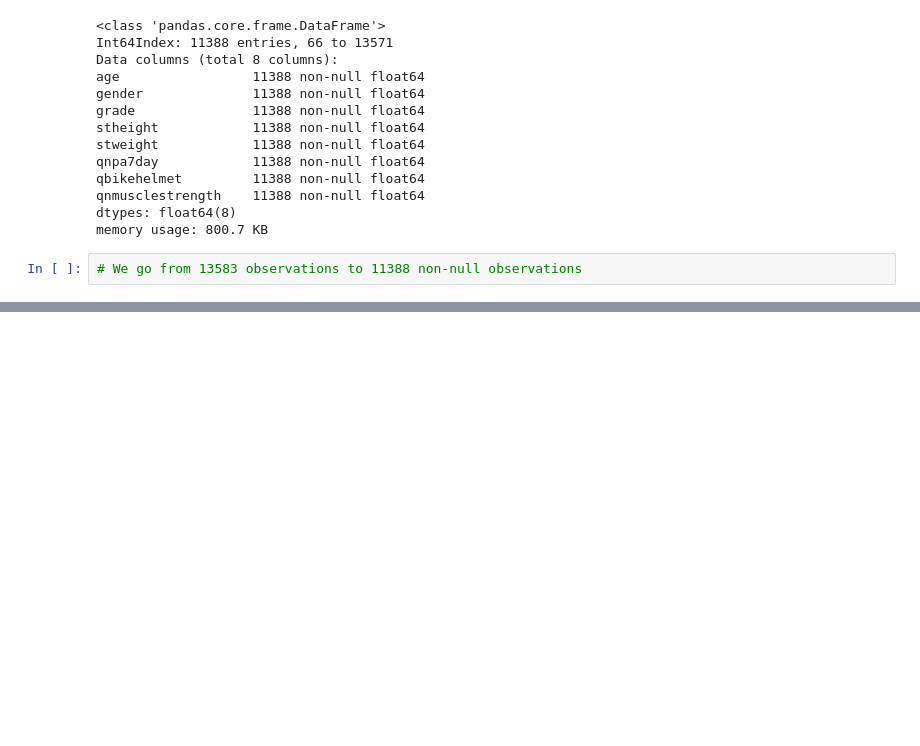
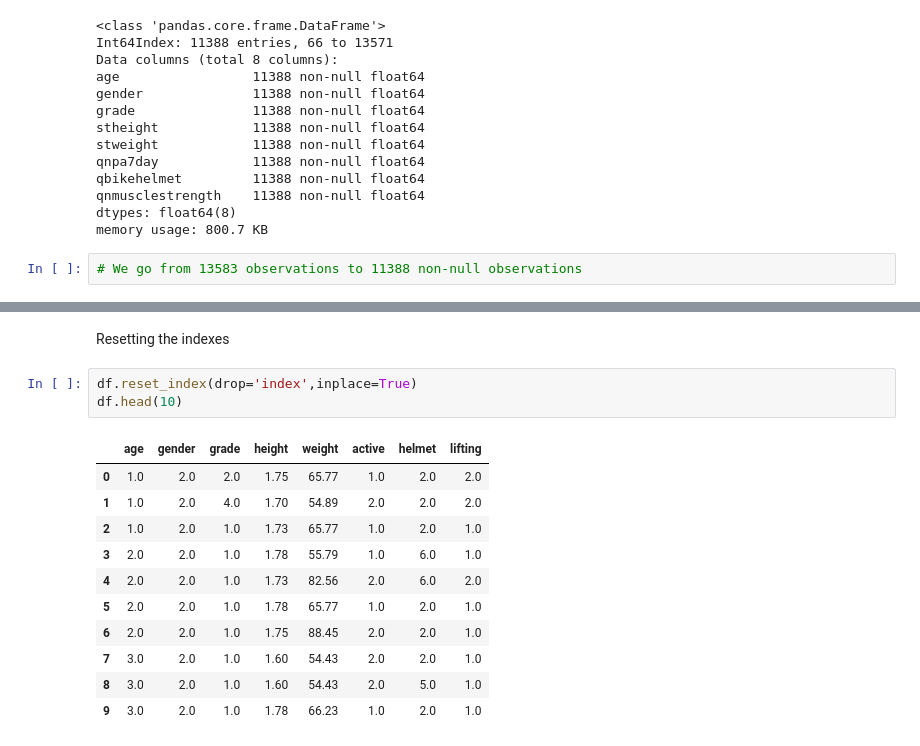
Before and after one commit to chikoungoun/OpenIntro, a Jupyter notebook: Chapter 4/Chap4_Foundations_for_Inference.ipynb, the cells around one changed output, grey strips where cells are left out. Drawn from its saved outputs; the diff is of its cells as text; blank space fills up the shorter version.

```diff
--- a/Chapter 4/Chap4_Foundations_for_Inference.ipynb
+++ b/Chapter 4/Chap4_Foundations_for_Inference.ipynb
@@ -86,0 +100,17 @@ memory usage: 800.7 KB
+# %% [markdown]
+Resetting the indexes
+# %%
+df.reset_index(drop='index',inplace=True)
+df.head(10)
+# %% [output]
+|  | age | gender | grade | height | weight | active | helmet | lifting |
+| 0 | 1.0 | 2.0 | 2.0 | 1.75 | 65.77 | 1.0 | 2.0 | 2.0 |
+| 1 | 1.0 | 2.0 | 4.0 | 1.70 | 54.89 | 2.0 | 2.0 | 2.0 |
+| 2 | 1.0 | 2.0 | 1.0 | 1.73 | 65.77 | 1.0 | 2.0 | 1.0 |
+| 3 | 2.0 | 2.0 | 1.0 | 1.78 | 55.79 | 1.0 | 6.0 | 1.0 |
+| 4 | 2.0 | 2.0 | 1.0 | 1.73 | 82.56 | 2.0 | 6.0 | 2.0 |
+| 5 | 2.0 | 2.0 | 1.0 | 1.78 | 65.77 | 1.0 | 2.0 | 1.0 |
+| 6 | 2.0 | 2.0 | 1.0 | 1.75 | 88.45 | 2.0 | 2.0 | 1.0 |
+| 7 | 3.0 | 2.0 | 1.0 | 1.60 | 54.43 | 2.0 | 2.0 | 1.0 |
+| 8 | 3.0 | 2.0 | 1.0 | 1.60 | 54.43 | 2.0 | 5.0 | 1.0 |
+| 9 | 3.0 | 2.0 | 1.0 | 1.78 | 66.23 | 1.0 | 2.0 | 1.0 |
```
Also changed, not shown: parts of 32 cells of this notebook, 1 other file.
